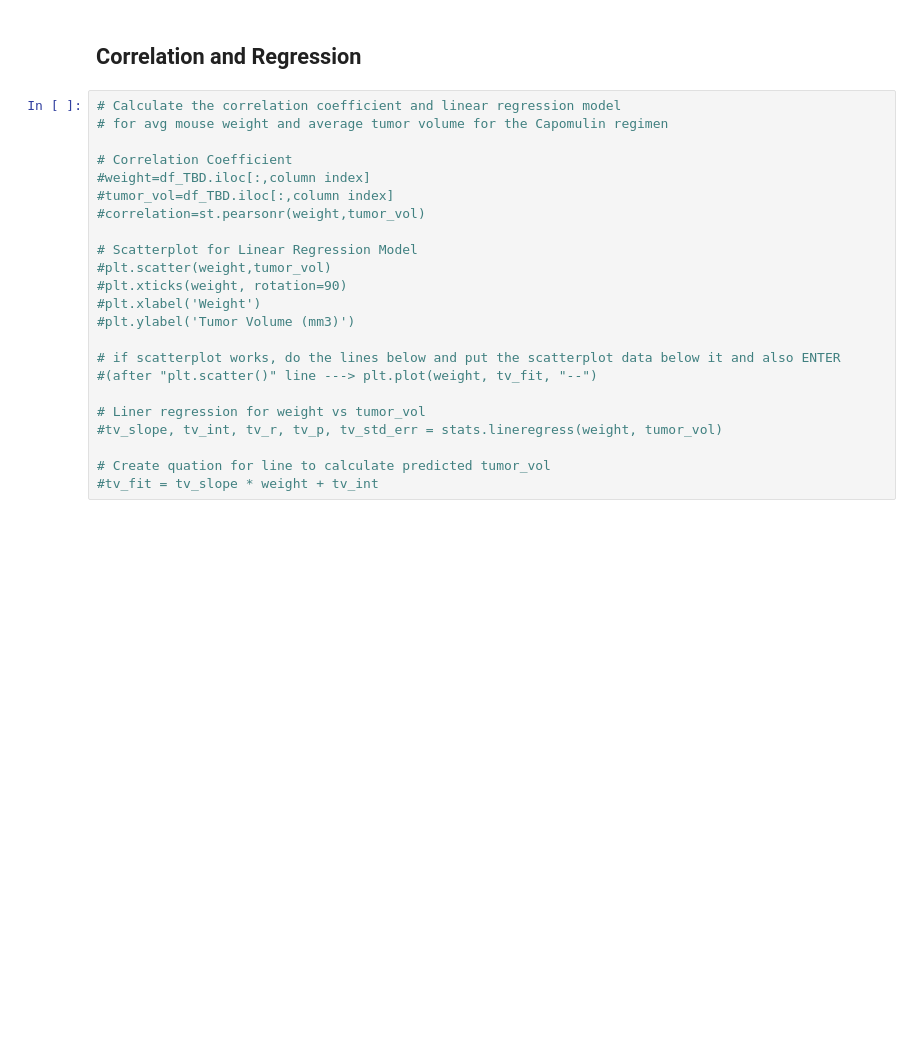
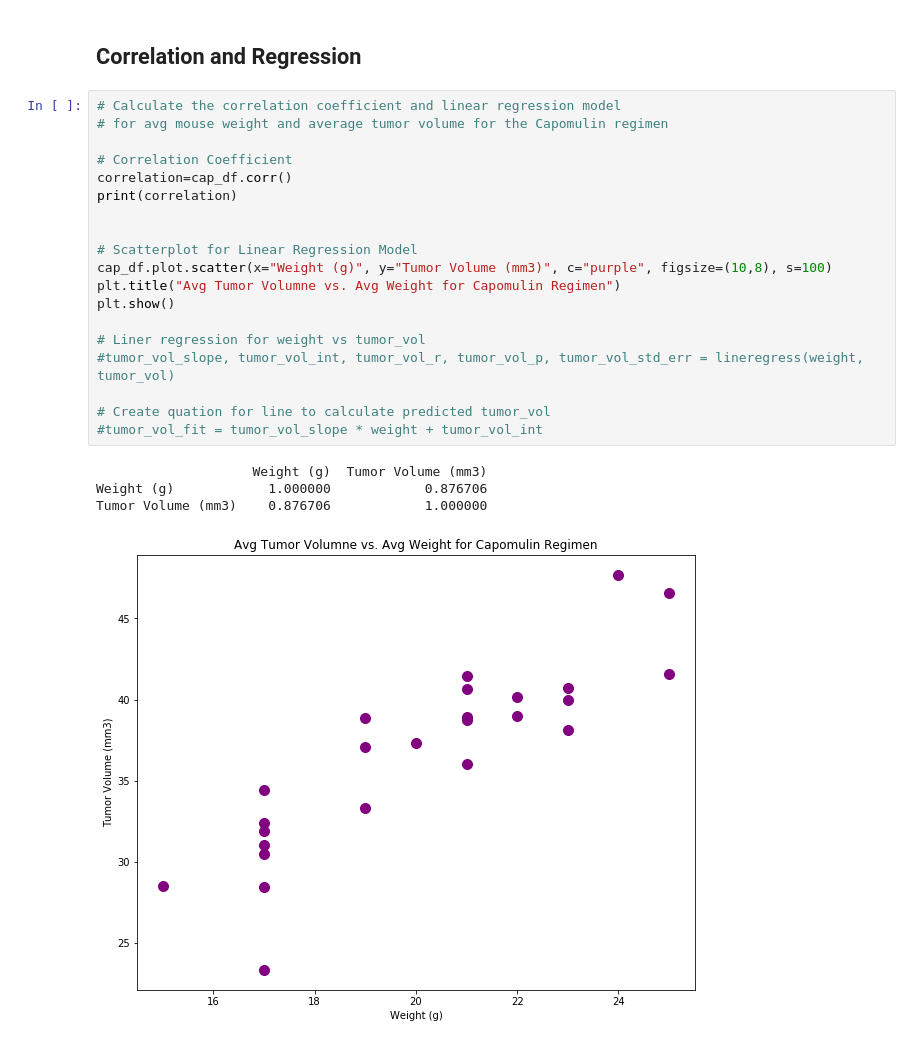
Before and after one commit to TCH2300/matplotlib-challenge, a Jupyter notebook: Pymaceuticals/main_matplotlib.ipynb, the cells around one changed output. Drawn from its saved outputs; the diff is of its cells as text; blank space fills up the shorter version.

```diff
--- a/Pymaceuticals/main_matplotlib.ipynb
+++ b/Pymaceuticals/main_matplotlib.ipynb
@@ -229,23 +242,24 @@ four_final_df.head(1)
 # %%
 # Calculate the correlation coefficient and linear regression model
 # for avg mouse weight and average tumor volume for the Capomulin regimen
 
 # Correlation Coefficient
-#weight=df_TBD.iloc[:,column index]
-#tumor_vol=df_TBD.iloc[:,column index]
-#correlation=st.pearsonr(weight,tumor_vol)
+correlation=cap_df.corr()
+print(correlation)
+
 
 # Scatterplot for Linear Regression Model
-#plt.scatter(weight,tumor_vol)
-#plt.xticks(weight, rotation=90)
-#plt.xlabel('Weight')
-#plt.ylabel('Tumor Volume (mm3)')
-
-# if scatterplot works, do the lines below and put the scatterplot data below it and also ENTER
-#(after "plt.scatter()" line ---> plt.plot(weight, tv_fit, "--")
+cap_df.plot.scatter(x="Weight (g)", y="Tumor Volume (mm3)", c="purple", figsize=(10,8), s=100)
+plt.title("Avg Tumor Volumne vs. Avg Weight for Capomulin Regimen")
+plt.show()
 
 # Liner regression for weight vs tumor_vol
-#tv_slope, tv_int, tv_r, tv_p, tv_std_err = stats.lineregress(weight, tumor_vol)
+#tumor_vol_slope, tumor_vol_int, tumor_vol_r, tumor_vol_p, tumor_vol_std_err = lineregress(weight, tumor_vol)
 
 # Create quation for line to calculate predicted tumor_vol
-#tv_fit = tv_slope * weight + tv_int
+#tumor_vol_fit = tumor_vol_slope * weight + tumor_vol_int
+# %% [output]
+                    Weight (g)  Tumor Volume (mm3)
+Weight (g)            1.000000            0.876706
+Tumor Volume (mm3)    0.876706            1.000000
+[figure, added]
```
Also changed, not shown: parts of 6 cells of this notebook.
